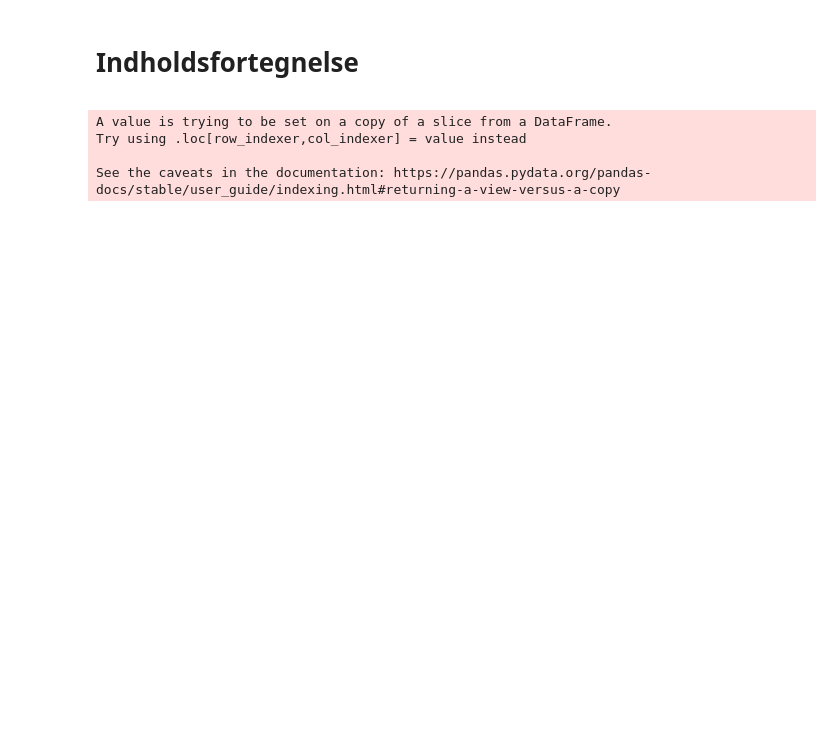
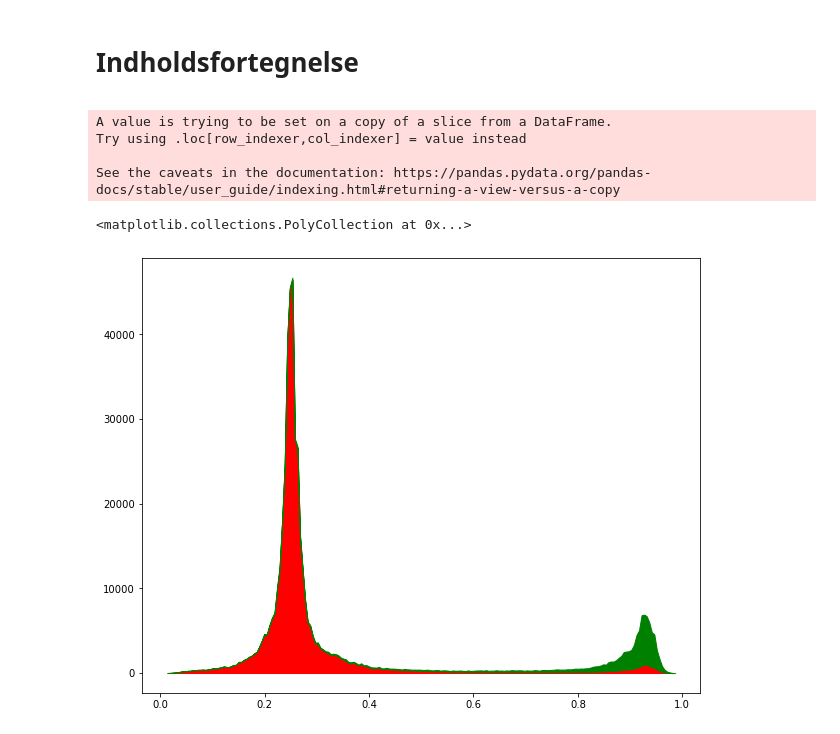
Before and after one commit to JohannSeverin/PUK_ml_high, a Jupyter notebook: ROC_data.ipynb, the cells around one changed output. Saved outputs shown, nothing was run; the diff lists cells and outputs as text; code cells hidden in the pictures; blank space fills up the shorter version.

```diff
--- a/ROC_data.ipynb
+++ b/ROC_data.ipynb
@@ -38,5 +39,20 @@ from scipy.special import logit, expit
 # %%
 logit_probs = df.prob.apply(logit)
 # plt.hist(df.prob.apply(logit), bins = 50);
+# %%
+rang = (400, 600)
+Nbins = 200
+
+probs_true, edges = np.histogram(df.prob[df.trueKs == 1], bins = Nbins)
+probs_false, edges = np.histogram(df.prob[df.trueKs == 0], bins = Nbins)
+
+xs = (edges[1:] + edges[:-1])/2
+
+fig, ax = plt.subplots(figsize = (10, 8))
+ax.fill_between(xs, probs_false, color = 'r')
+ax.fill_between(xs, probs_true + probs_false, probs_false, color = "g")
+# %% [output]
+<matplotlib.collections.PolyCollection at 0x...>
+[figure, added]
 # %%
 def fit_data(mass, logit_probs, cut = - 5.00, bins = 100, ranges = None, guesses_bkgr = [0, 0, -10, 2000], \
```
Also changed, not shown: parts of 6 cells of this notebook, 3 other files.
